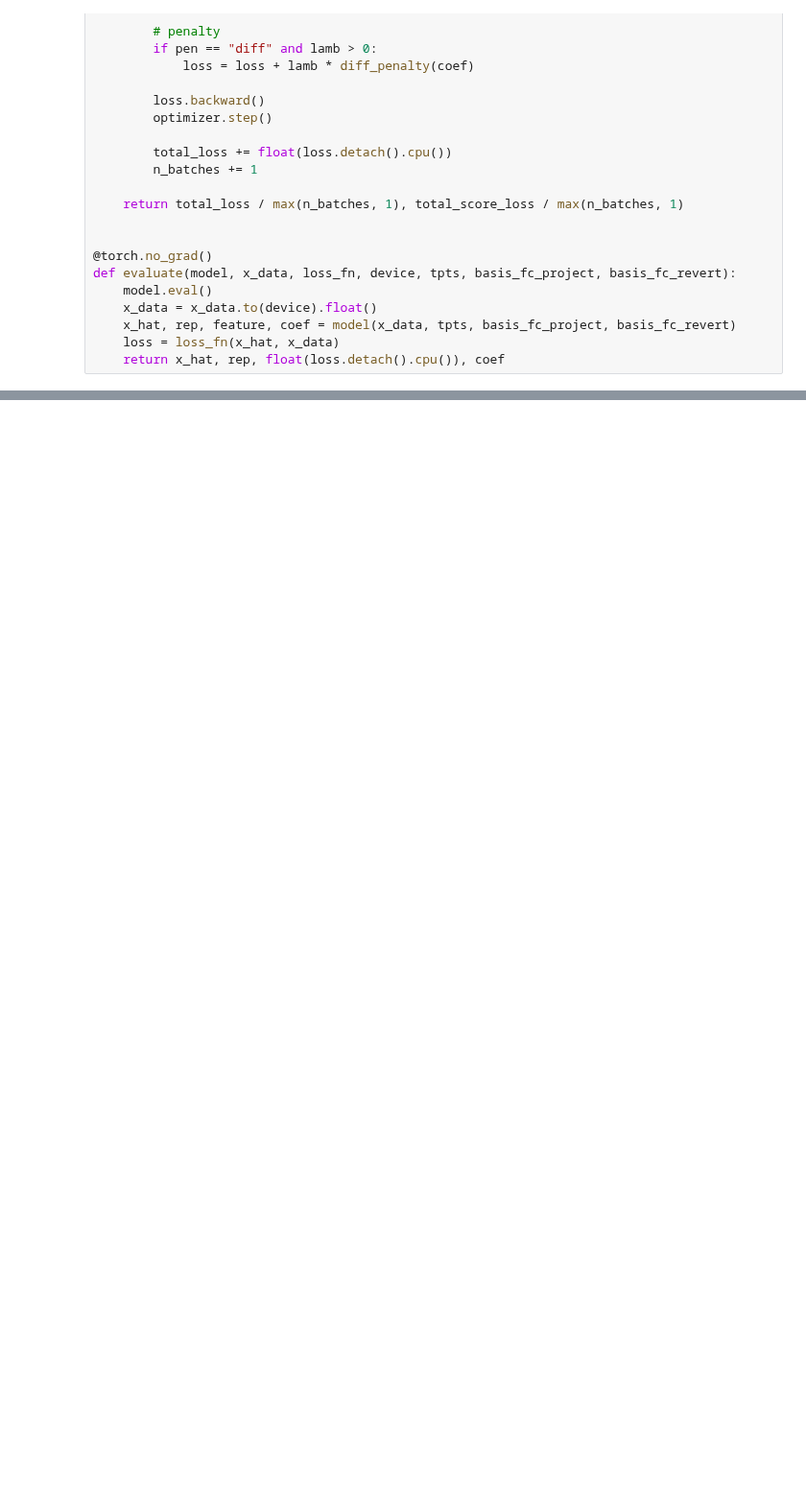
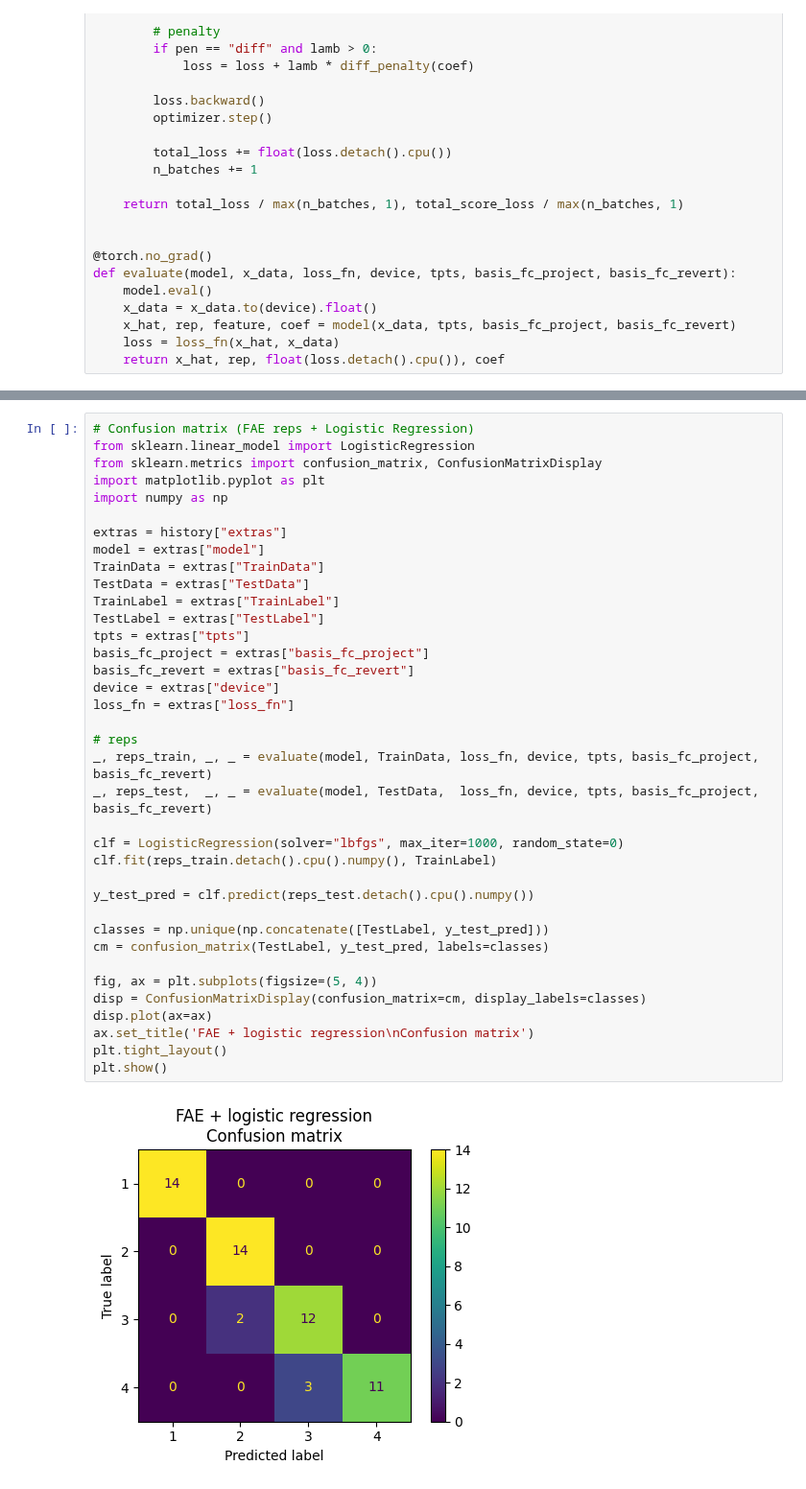
Before and after one commit to mobinapourmoshir/Functional-Autoencoder, a Jupyter notebook: Code/Regular FAE - V1.ipynb, the cells around one changed output, grey strips where cells are left out. Shown at 96% size. Drawn from its saved outputs; the diff is of its cells as text; blank space fills up the shorter version.

Commit message:
Confusion matrix

```diff
--- a/Code/Regular FAE - V1.ipynb
+++ b/Code/Regular FAE - V1.ipynb
@@ -381,0 +447,39 @@ plt.show()
+# %%
+# Confusion matrix (FAE reps + Logistic Regression)
+from sklearn.linear_model import LogisticRegression
+from sklearn.metrics import confusion_matrix, ConfusionMatrixDisplay
+import matplotlib.pyplot as plt
+import numpy as np
+
+extras = history["extras"]
+model = extras["model"]
+TrainData = extras["TrainData"]
+TestData = extras["TestData"]
+TrainLabel = extras["TrainLabel"]
+TestLabel = extras["TestLabel"]
+tpts = extras["tpts"]
+basis_fc_project = extras["basis_fc_project"]
+basis_fc_revert = extras["basis_fc_revert"]
+device = extras["device"]
+loss_fn = extras["loss_fn"]
+
+# reps
+_, reps_train, _, _ = evaluate(model, TrainData, loss_fn, device, tpts, basis_fc_project, basis_fc_revert)
+_, reps_test,  _, _ = evaluate(model, TestData,  loss_fn, device, tpts, basis_fc_project, basis_fc_revert)
+
+clf = LogisticRegression(solver="lbfgs", max_iter=1000, random_state=0)
+clf.fit(reps_train.detach().cpu().numpy(), TrainLabel)
+
+y_test_pred = clf.predict(reps_test.detach().cpu().numpy())
+
+classes = np.unique(np.concatenate([TestLabel, y_test_pred]))
+cm = confusion_matrix(TestLabel, y_test_pred, labels=classes)
+
+fig, ax = plt.subplots(figsize=(5, 4))
+disp = ConfusionMatrixDisplay(confusion_matrix=cm, display_labels=classes)
+disp.plot(ax=ax)
+ax.set_title('FAE + logistic regression\nConfusion matrix')
+plt.tight_layout()
+plt.show()
+# %% [output]
+[figure, added]
```
Also changed, not shown: parts of 11 cells of this notebook.
